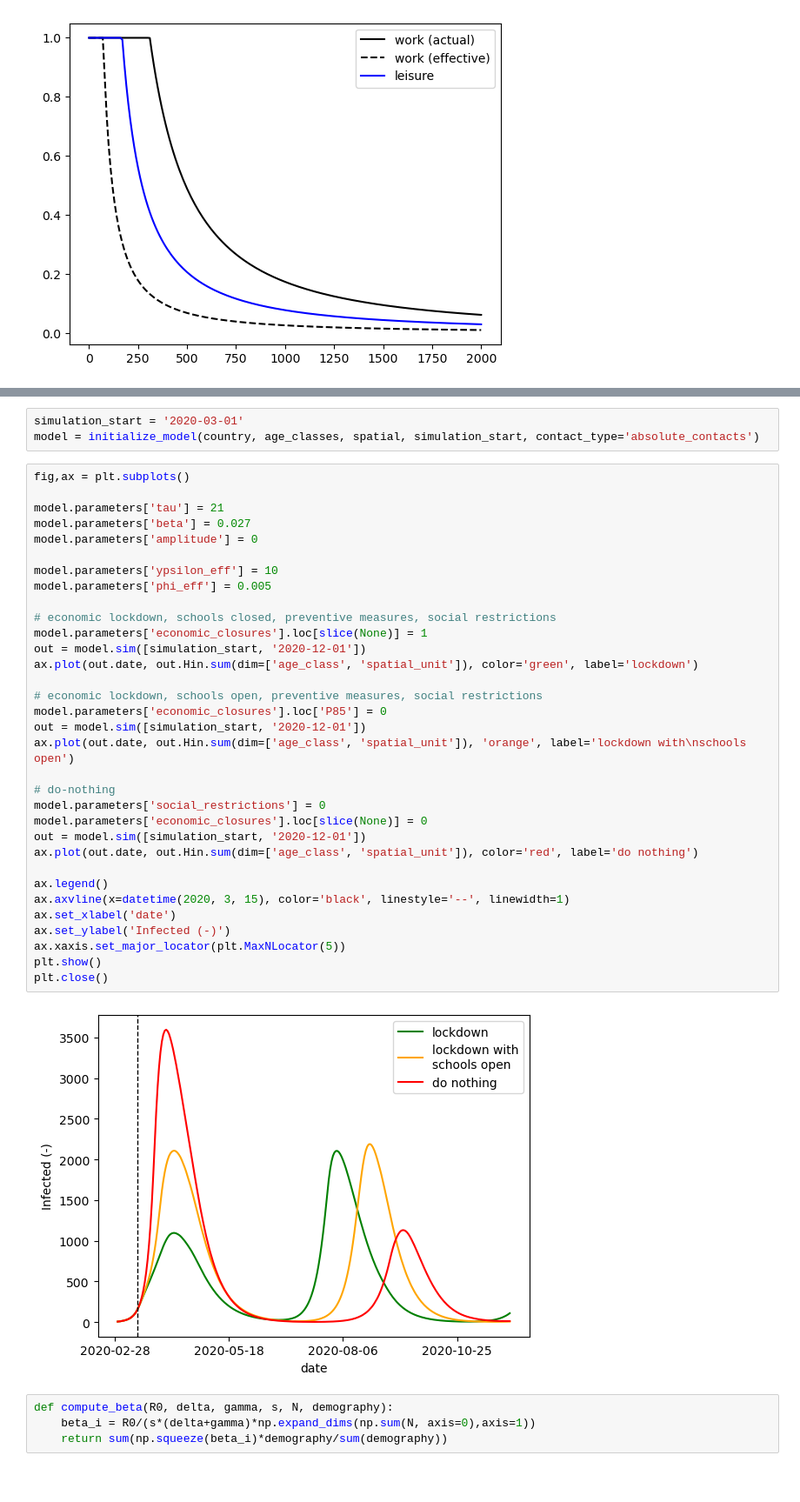
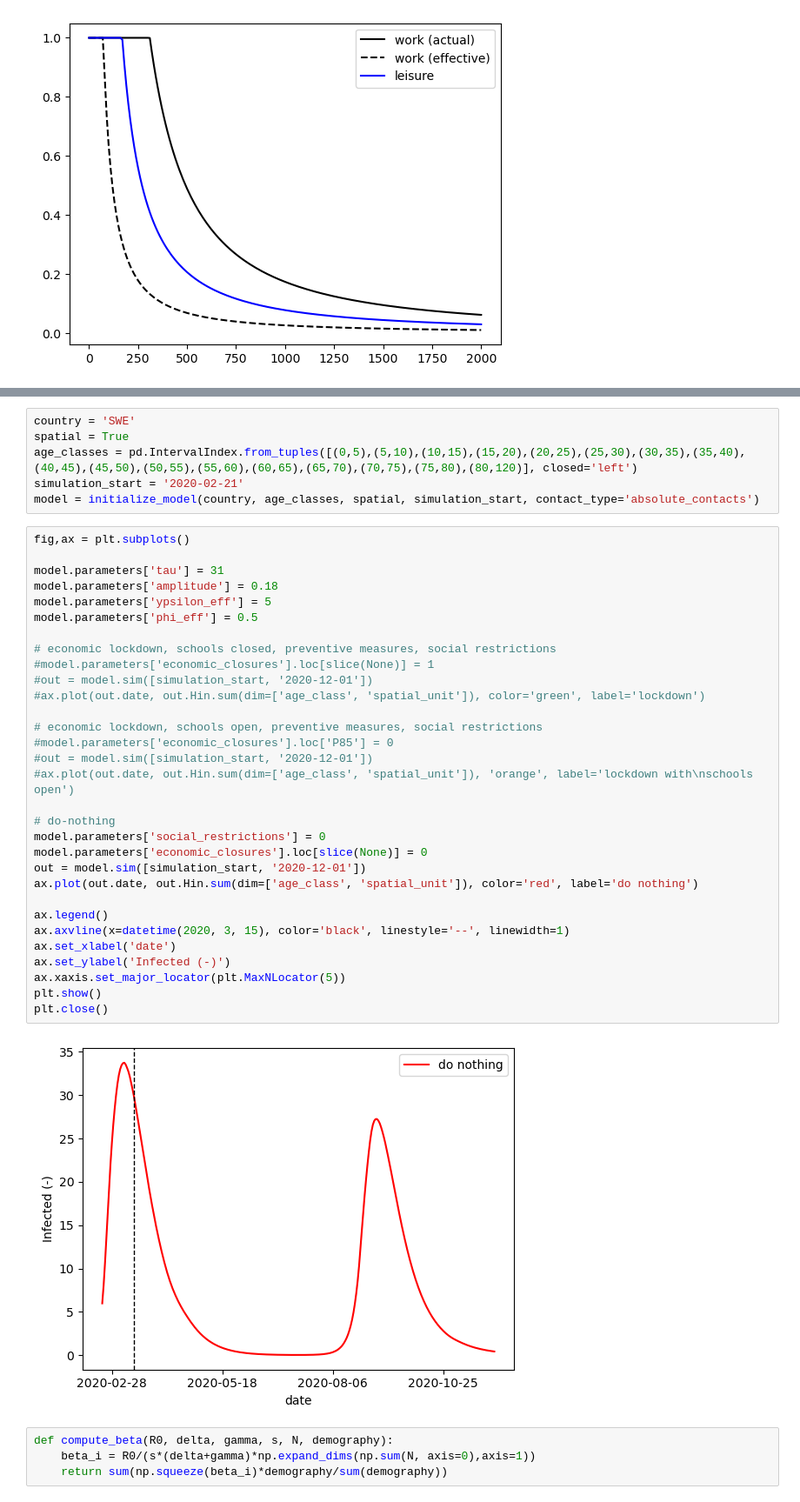
Before and after one commit to twallema/pyIEEM, a Jupyter notebook: notebooks/scratch-SIR-recurrent-mobility.ipynb, the cells around one changed output, grey strips where cells are left out. Shown at 87% size. Cells and saved outputs as stored; diff of their text form; blank space fills up the shorter version.

```diff
--- a/notebooks/scratch-SIR-recurrent-mobility.ipynb
+++ b/notebooks/scratch-SIR-recurrent-mobility.ipynb
@@ -76,41 +72,42 @@ plt.close()
 # %%
-simulation_start = '2020-03-01'
+country = 'SWE'
+spatial = True
+age_classes = pd.IntervalIndex.from_tuples([(0,5),(5,10),(10,15),(15,20),(20,25),(25,30),(30,35),(35,40),(40,45),(45,50),(50,55),(55,60),(60,65),(65,70),(70,75),(75,80),(80,120)], closed='left')
+simulation_start = '2020-02-21'
 model = initialize_model(country, age_classes, spatial, simulation_start, contact_type='absolute_contacts')
 # %%
 fig,ax = plt.subplots()
 
-model.parameters['tau'] = 21
-model.parameters['beta'] = 0.027
-model.parameters['amplitude'] = 0
-
-model.parameters['ypsilon_eff'] = 10
-model.parameters['phi_eff'] = 0.005
+model.parameters['tau'] = 31
+model.parameters['amplitude'] = 0.18
+model.parameters['ypsilon_eff'] = 5
+model.parameters['phi_eff'] = 0.5
 
 # economic lockdown, schools closed, preventive measures, social restrictions
-model.parameters['economic_closures'].loc[slice(None)] = 1
-out = model.sim([simulation_start, '2020-12-01'])
-ax.plot(out.date, out.Hin.sum(dim=['age_class', 'spatial_unit']), color='green', label='lockdown')
+#model.parameters['economic_closures'].loc[slice(None)] = 1
+#out = model.sim([simulation_start, '2020-12-01'])
+#ax.plot(out.date, out.Hin.sum(dim=['age_class', 'spatial_unit']), color='green', label='lockdown')
 
 # economic lockdown, schools open, preventive measures, social restrictions
-model.parameters['economic_closures'].loc['P85'] = 0
-out = model.sim([simulation_start, '2020-12-01'])
-ax.plot(out.date, out.Hin.sum(dim=['age_class', 'spatial_unit']), 'orange', label='lockdown with\nschools open')
+#model.parameters['economic_closures'].loc['P85'] = 0
+#out = model.sim([simulation_start, '2020-12-01'])
+#ax.plot(out.date, out.Hin.sum(dim=['age_class', 'spatial_unit']), 'orange', label='lockdown with\nschools open')
 
 # do-nothing
 model.parameters['social_restrictions'] = 0
 model.parameters['economic_closures'].loc[slice(None)] = 0
 out = model.sim([simulation_start, '2020-12-01'])
 ax.plot(out.date, out.Hin.sum(dim=['age_class', 'spatial_unit']), color='red', label='do nothing')
 
 ax.legend()
 ax.axvline(x=datetime(2020, 3, 15), color='black', linestyle='--', linewidth=1)
 ax.set_xlabel('date')
 ax.set_ylabel('Infected (-)')
 ax.xaxis.set_major_locator(plt.MaxNLocator(5))
 plt.show()
 plt.close()
 # %% [output]
-[figure, old version]
+[figure, new version]
 # %%
 def compute_beta(R0, delta, gamma, s, N, demography):
     beta_i = R0/(s*(delta+gamma)*np.expand_dims(np.sum(N, axis=0),axis=1))
```
Also changed, not shown: parts of 2 cells of this notebook.
